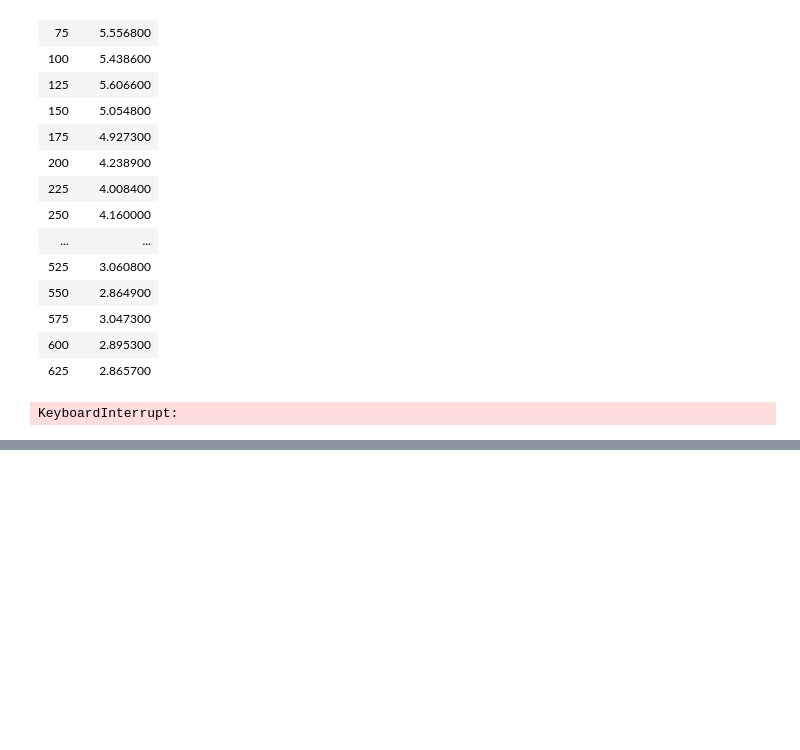
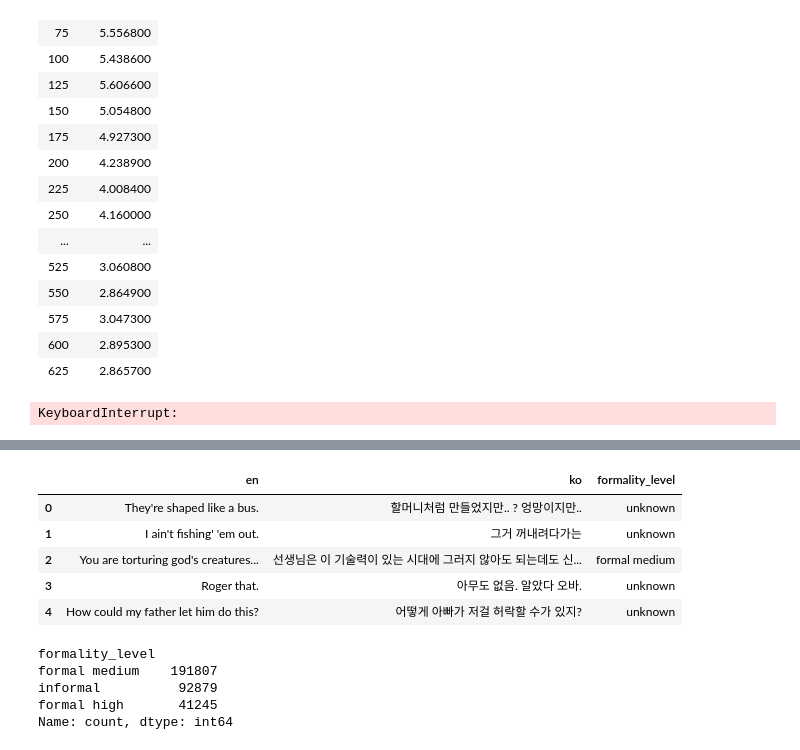
Before and after one commit to eliotarntz/NLP-translation-model-project, a Jupyter notebook: Compiled_project_notebook.ipynb, the cells around one changed output, grey strips where cells are left out. Cells and saved outputs as stored; diff of their text form; code cells hidden in the pictures; blank space fills up the shorter version.

```diff
--- a/Compiled_project_notebook.ipynb
+++ b/Compiled_project_notebook.ipynb
@@ -910,0 +1024,9 @@ trainer.model.save_pretrained('.\eliot_illama_model')
+# %%
+df.head()
+# %% [output]
+|  | en | ko | formality_level |
+| 0 | They're shaped like a bus. | 할머니처럼 만들었지만.. ? 엉망이지만.. | unknown |
+| 1 | I ain't fishing' 'em out. | 그거 꺼내려다가는 | unknown |
+| 2 | You are torturing god's creatures... | 선생님은 이 기술력이 있는 시대에 그러지 않아도 되는데도 신... | formal medium |
+| 3 | Roger that. | 아무도 없음. 알았다 오바. | unknown |
+| 4 | How could my father let him do this? | 어떻게 아빠가 저걸 허락할 수가 있지? | unknown |
@@ -910,0 +1036,8 @@ trainer.model.save_pretrained('.\eliot_illama_model')
+# %%
+df_filtered['formality_level'].value_counts()
+# %% [output]
+formality_level
+formal medium    191807
+informal          92879
+formal high       41245
+Name: count, dtype: int64
```
Also changed, not shown: parts of 50 cells of this notebook.
